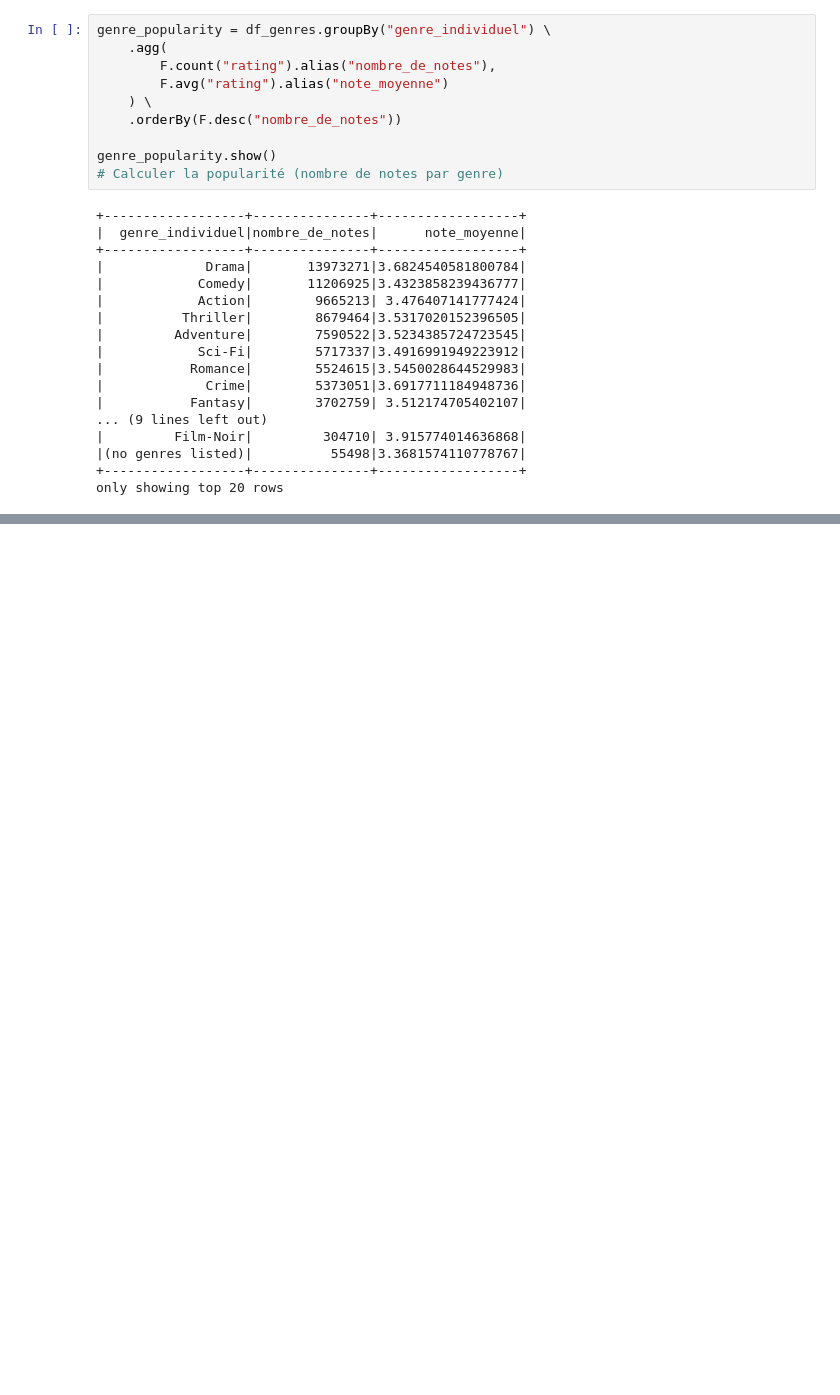
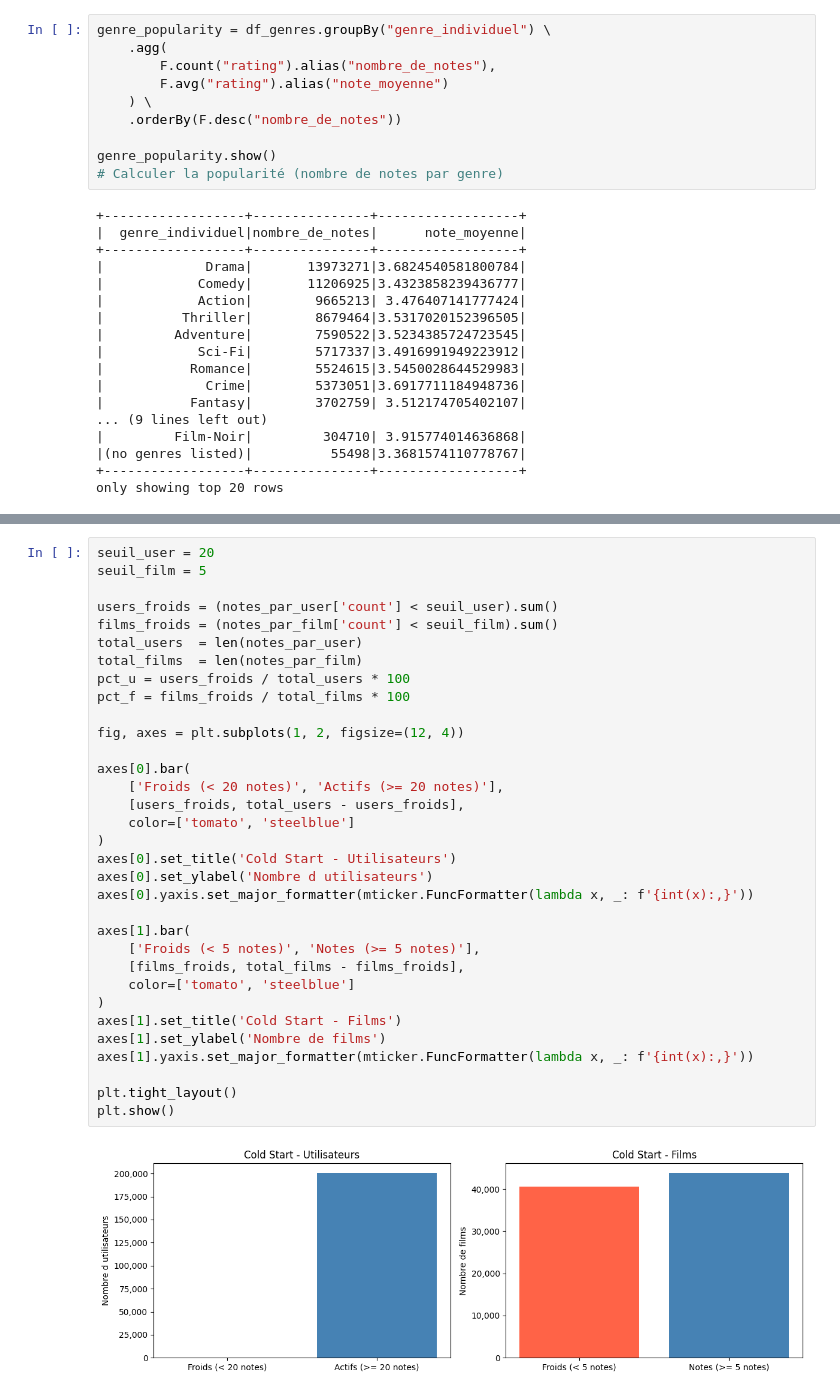
Before and after one commit to helio-aubrun/sparkle-movie, a Jupyter notebook: 01_exploration.ipynb, the cells around one changed output, grey strips where cells are left out. Drawn from its saved outputs; the diff is of its cells as text; blank space fills up the shorter version.

```diff
--- a/01_exploration.ipynb
+++ b/01_exploration.ipynb
@@ -206,0 +364,35 @@ only showing top 20 rows
+# %%
+seuil_user = 20
+seuil_film = 5
+
+users_froids = (notes_par_user['count'] < seuil_user).sum()
+films_froids = (notes_par_film['count'] < seuil_film).sum()
+total_users  = len(notes_par_user)
+total_films  = len(notes_par_film)
+pct_u = users_froids / total_users * 100
+pct_f = films_froids / total_films * 100
+
+fig, axes = plt.subplots(1, 2, figsize=(12, 4))
+
+axes[0].bar(
+    ['Froids (< 20 notes)', 'Actifs (>= 20 notes)'],
+    [users_froids, total_users - users_froids],
+    color=['tomato', 'steelblue']
+)
+axes[0].set_title('Cold Start - Utilisateurs')
+axes[0].set_ylabel('Nombre d utilisateurs')
+axes[0].yaxis.set_major_formatter(mticker.FuncFormatter(lambda x, _: f'{int(x):,}'))
+
+axes[1].bar(
+    ['Froids (< 5 notes)', 'Notes (>= 5 notes)'],
+    [films_froids, total_films - films_froids],
+    color=['tomato', 'steelblue']
+)
+axes[1].set_title('Cold Start - Films')
+axes[1].set_ylabel('Nombre de films')
+axes[1].yaxis.set_major_formatter(mticker.FuncFormatter(lambda x, _: f'{int(x):,}'))
+
+plt.tight_layout()
+plt.show()
+# %% [output]
+[figure, added]
```
Also changed, not shown: parts of 17 cells of this notebook.
